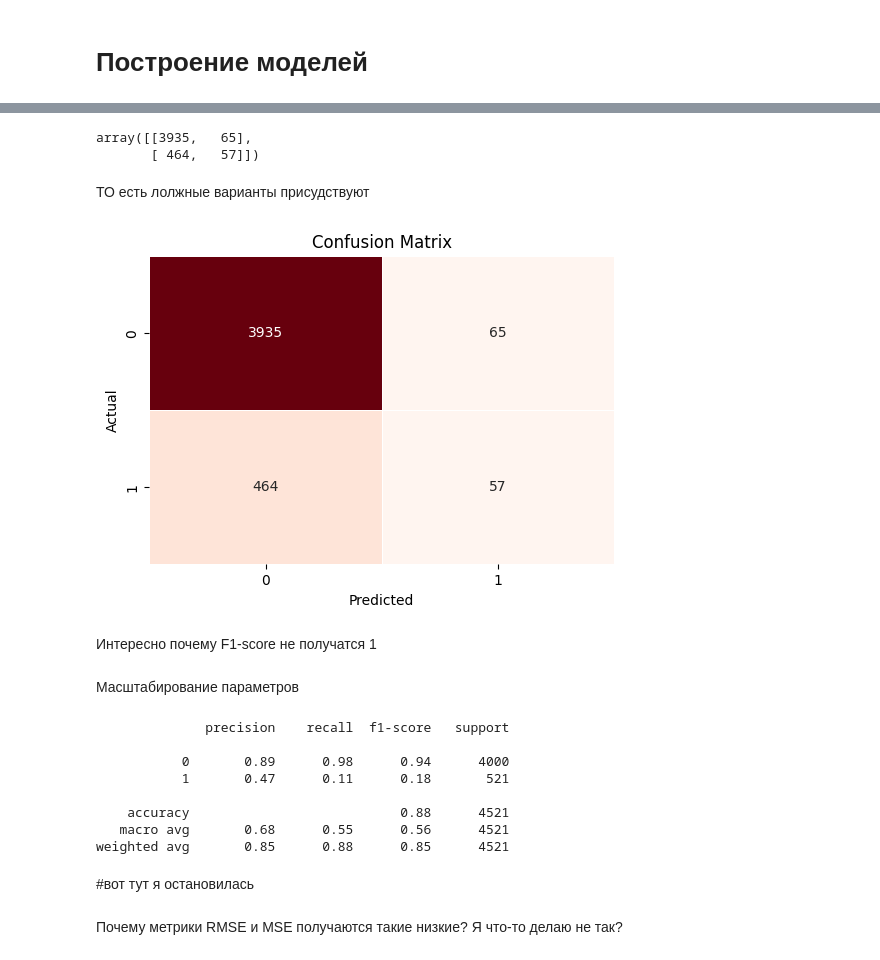
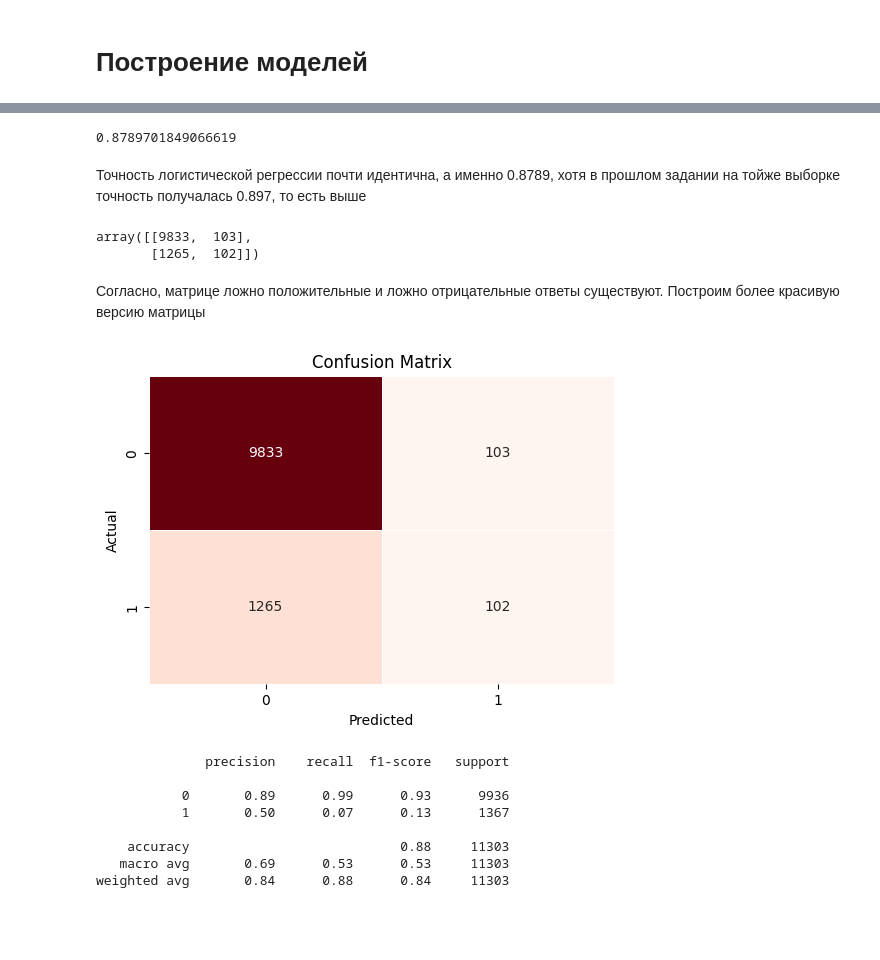
Before and after one commit to kwillon/ML_HW_411451_, a Jupyter notebook: credit_2.ipynb, the cells around one changed output, grey strips where cells are left out. Drawn from its saved outputs; the diff is of its cells as text; code cells hidden in the pictures; blank space fills up the shorter version.

```diff
--- a/credit_2.ipynb
+++ b/credit_2.ipynb
@@ -202,3 +76,0 @@ df_test.drop(columns = ['poutcome'], inplace = True)
-# %%
-df_train.drop(columns = ['default'], inplace = True)
-df_test.drop(columns = ['default'], inplace = True)
@@ -260,0 +125,5 @@ y_test = df_test['y']
+# %%
+X = df_train.drop(['y'], axis = 1) #здесь будут все колонки, кроме целевой переменной
+y = df_train['y']
+
+X_train, X_test, y_train, y_test = train_test_split(X, y, random_state=2023, test_size=0.25)
@@ -273,6 +163,0 @@ accuracy_score(y_test, y_pred_dummy)
-# %%
-scaler = StandardScaler()
-X_train_scaled = scaler.fit_transform(X_train)
-
-log_reg = LogisticRegression()
-log_reg.fit(X_train, y_train)
@@ -297,20 +173,29 @@ array([[4000,    0],
+# %%
+lr = LogisticRegression()
+lr.fit(X_train, y_train)
+y_pred_lr = lr.predict(X_test)
+accuracy_score(y_test, y_pred_lr)
+# %% [output]
+0.8789701849066619
+# %% [markdown]
+Точность логистической регрессии почти идентична, а именно 0.8789,
+ хотя в прошлом задании на тойже выборке точность получалась 0.897, то есть выше
 # %%
-confusion_matrix(y_test, y_pred_log_reg)
+confusion_matrix(y_test, y_pred_lr)
 # %% [output]
-array([[3935,   65],
-       [ 464,   57]])
+array([[9833,  103],
+       [1265,  102]])
-# %% [markdown]
-ТО есть лолжные варианты присудствуют
+# %% [markdown]
+Согласно, матрице ложно положительные и ложно отрицательные ответы существуют.
+Построим более красивую версию матрицы
 # %%
-log = log_reg.predict(X_test)
-conf_matrix = confusion_matrix(y_test, y_pred_log_reg)
+log = lr.predict(X_test)
+conf_matrix = confusion_matrix(y_test, y_pred_lr)
 plt.figure(figsize=(6, 4))
 sns.heatmap(conf_matrix, annot=True, fmt='d', cmap='Reds', linewidths=.5, cbar=False)
 plt.title('Confusion Matrix')
 plt.xlabel('Predicted')
 plt.ylabel('Actual')
 plt.show()
 # %% [output]
-[figure, old version]
+[figure, new version]
-# %% [markdown]
-Интересно почему F1-score не получатся 1
@@ -320,2 +201,0 @@ from sklearn.model_selection import GridSearchCV
-# %% [markdown]
-Масштабирование параметров
@@ -330,15 +202,11 @@ y_pred_simple = model.predict(X_test)
 # %%
-print(classification_report(y_test, y_pred_log_reg))
+print(classification_report(y_test, y_pred_lr))
 # %% [output]
               precision    recall  f1-score   support
 
-           0       0.89      0.98      0.94      4000
-           1       0.47      0.11      0.18       521
+           0       0.89      0.99      0.93      9936
+           1       0.50      0.07      0.13      1367
 
-    accuracy                           0.88      4521
-   macro avg       0.68      0.55      0.56      4521
-weighted avg       0.85      0.88      0.85      4521
+    accuracy                           0.88     11303
+   macro avg       0.69      0.53      0.53     11303
+weighted avg       0.84      0.88      0.84     11303
-# %% [markdown]
-#вот тут я остановилась
-# %% [markdown]
-Почему метрики RMSE и MSE получаются такие низкие? Я что-то делаю не так?
```
Also changed, not shown: parts of 74 cells of this notebook.
